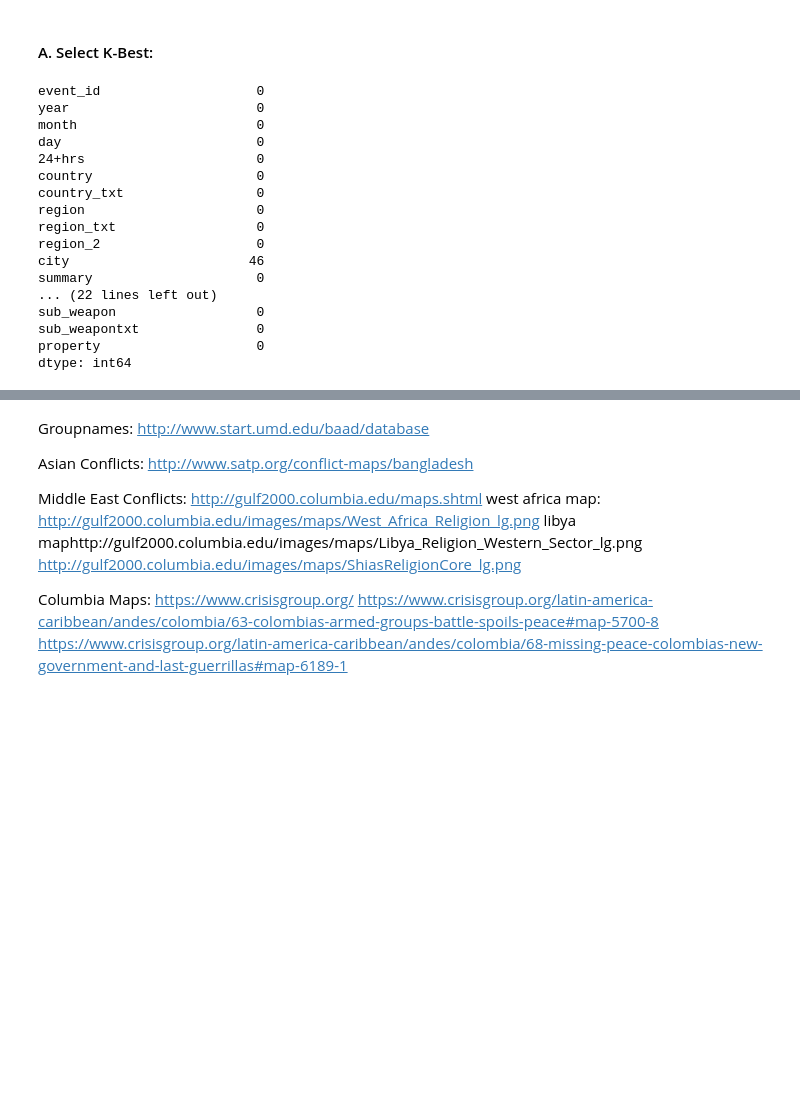
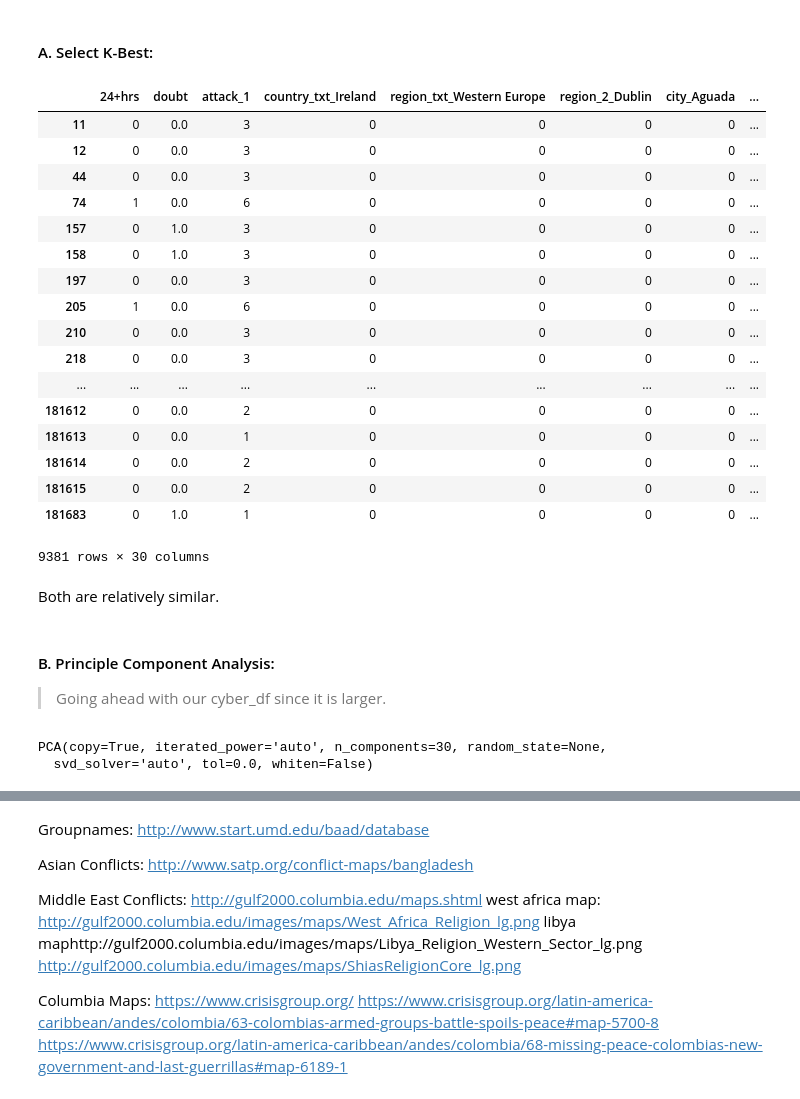
Before and after one commit to Begecky/Thinkful_Materials, a Jupyter notebook: CyberTerrorism2.ipynb, the cells around one changed output, grey strips where cells are left out. Saved outputs shown, nothing was run; the diff lists cells and outputs as text; code cells hidden in the pictures; blank space fills up the shorter version.

```diff
--- a/CyberTerrorism2.ipynb
+++ b/CyberTerrorism2.ipynb
@@ -617,24 +625,3 @@ Name: city, Length: 3997, dtype: int64
 #### A. Select K-Best:
 # %%
 import sklearn.feature_selection
-# %%
-# Defining our X and Y's:
-cyber_df.isna().sum()
-# %% [output]
-event_id                    0
-year                        0
-month                       0
-day                         0
-24+hrs                      0
-country                     0
-country_txt                 0
-region                      0
-region_txt                  0
-region_2                    0
-city                       46
-summary                     0
-... (22 lines left out)
-sub_weapon                  0
-sub_weapontxt               0
-property                    0
-dtype: int64
@@ -640,0 +649,55 @@ dtype: int64
+# %%
+# Using our unfiltered DF:
+
+cyber_df_unfiltered.dropna(axis = 0, how = 'any')
+
+X2 = pd.get_dummies(cyber_df_unfiltered.drop(labels = ['event_id', 'success',
+                                                      'summary', 'corp1', 'motive', 'nperps'],
+                                                       axis = 1))
+Y2 = cyber_df_unfiltered['success']
+
+# Fitting
+
+KBest_2 = skl.feature_selection.SelectKBest(k = 30)
+SKB_2 = KBest_2.fit(X2, Y2)
+
+# Creating a selected DF:
+feature_mask_2 = SKB_2.get_support(indices = True)
+SKB_2_df = X2.iloc[:, feature_mask_2]
+# %%
+SKB_2_df
+# %% [output]
+|  | 24+hrs | doubt | attack_1 | country_txt_Ireland | region_txt_Western Europe | region_2_Dublin | city_Aguada | ... |
+| 11 | 0 | 0.0 | 3 | 0 | 0 | 0 | 0 | ... |
+| 12 | 0 | 0.0 | 3 | 0 | 0 | 0 | 0 | ... |
+| 44 | 0 | 0.0 | 3 | 0 | 0 | 0 | 0 | ... |
+| 74 | 1 | 0.0 | 6 | 0 | 0 | 0 | 0 | ... |
+| 157 | 0 | 1.0 | 3 | 0 | 0 | 0 | 0 | ... |
+| 158 | 0 | 1.0 | 3 | 0 | 0 | 0 | 0 | ... |
+| 197 | 0 | 0.0 | 3 | 0 | 0 | 0 | 0 | ... |
+| 205 | 1 | 0.0 | 6 | 0 | 0 | 0 | 0 | ... |
+| 210 | 0 | 0.0 | 3 | 0 | 0 | 0 | 0 | ... |
+| 218 | 0 | 0.0 | 3 | 0 | 0 | 0 | 0 | ... |
+| ... | ... | ... | ... | ... | ... | ... | ... | ... |
+| 181612 | 0 | 0.0 | 2 | 0 | 0 | 0 | 0 | ... |
+| 181613 | 0 | 0.0 | 1 | 0 | 0 | 0 | 0 | ... |
+| 181614 | 0 | 0.0 | 2 | 0 | 0 | 0 | 0 | ... |
+| 181615 | 0 | 0.0 | 2 | 0 | 0 | 0 | 0 | ... |
+| 181683 | 0 | 1.0 | 1 | 0 | 0 | 0 | 0 | ... |
+9381 rows × 30 columns
+# %% [markdown]
+Both are relatively similar.
+# %% [markdown]
+#### B. Principle Component Analysis:
+
+> Going ahead with our cyber_df since it is larger.
+# %%
+from sklearn.decomposition import PCA
+
+# Using the whole dataset:
+
+PCA_1 = PCA(n_components = 30)
+PCA_1.fit(X, Y)
+# %% [output]
+PCA(copy=True, iterated_power='auto', n_components=30, random_state=None,
+  svd_solver='auto', tol=0.0, whiten=False)
```
Also changed, not shown: parts of 10 cells of this notebook, 1 other file.
